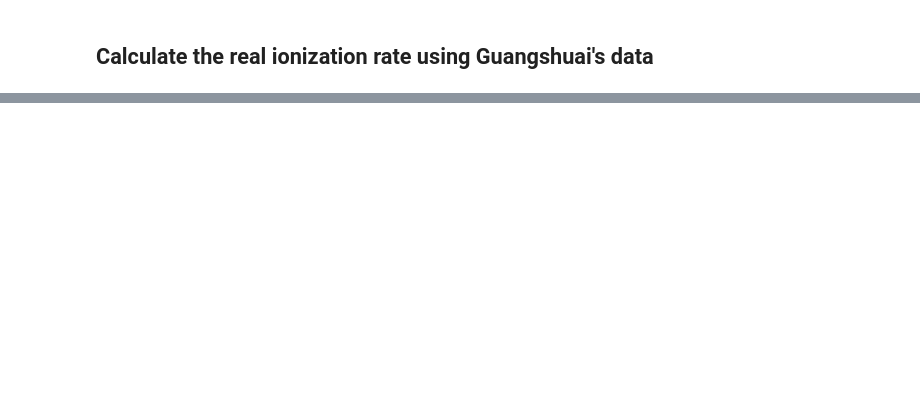
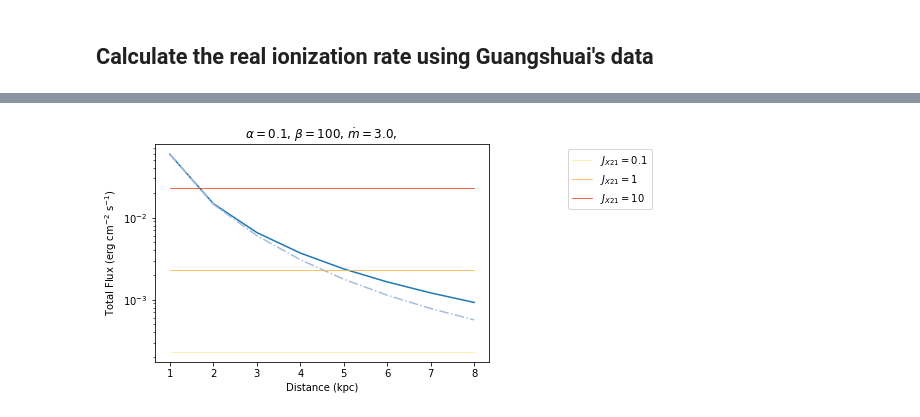
Before and after one commit to slowdivePTG/X-ray-chemistry, a Jupyter notebook: Calc_ionization_rate/Photon_Ionization.ipynb, the cells around one changed output, grey strips where cells are left out. Cells and saved outputs as stored; diff of their text form; code cells hidden in the pictures; blank space fills up the shorter version.

Commit message:
Calculate the ionization rate with real spectra

```diff
--- a/Calc_ionization_rate/Photon_Ionization.ipynb
+++ b/Calc_ionization_rate/Photon_Ionization.ipynb
@@ -316,0 +390,2 @@ main_x()
+# %%
+Dat = compare(distance, dic)
@@ -316,0 +395,18 @@ main_x()
+# %%
+for i in Dat:
+    i.intro()
+    print('distance =', i.distance_kpc, 'kpc')
+    print('\nTotal Flux:')
+    print(inte(i.nu, i.Fnu, lower = 2000*1.6021773e-12/h, upper = 10000*1.6021773e-12/h))
+    print(inte(i.nu, i.Fnu_abs, lower = 2000*1.6021773e-12/h, upper = 10000*1.6021773e-12/h))
+    print('\nIonization Rate:')
+    test(H, He, i)
+    print('****************************')
+
+print('Standard ionization rate (JX21=0.1) ')
+E = np.linspace(1.3e2, 6e8)
+print('Total Flux:')
+print(quad(lambda epsilon:J21*1e-21*np.power(epsilon/1000.0,-1.5)*4*np.pi/h_eV, 2000, 10000)[0])
+print(quad(lambda epsilon:J21*1e-21*np.power(epsilon/1000.0,-1.5)*np.exp(-Tau(epsilon, H, He))*4*np.pi/h_eV, 2000, 10000)[0])
+print('\nIonization Rate:')
+test(H, He)
@@ -316,0 +431,20 @@ main_x()
+# %%
+Dat2 = compare(np.arange(8)+1, dic)
+ip, ip_abs = np.array([]), np.array([])
+for i in Dat2:
+    ip = np.append(inte(i.nu, i.Fnu, lower = 2000*1.6021773e-12/h, upper = 10000*1.6021773e-12/h), ip)
+    ip_abs = np.append(inte(i.nu, i.Fnu_abs, lower = 2000*1.6021773e-12/h, upper = 10000*1.6021773e-12/h), ip_abs)
+plt.plot(np.arange(8)+1, ip)
+plt.plot(np.arange(8)+1, ip_abs, '-.', color = '#a6bddb')
+ip_model = quad(lambda epsilon:J21*1e-21*np.power(epsilon/1000.0,-1.5)*np.exp(-Tau(epsilon, H, He))*4*np.pi/h_eV, 2000, 10000)[0]
+plt.plot([1,8], [ip_model, ip_model], label = '$J_{X21}=0.1$', color = '#ffeda0', lw = 0.8)
+plt.plot([1,8], [ip_model*10, ip_model*10], label = '$J_{X21}=1$', color = '#feb24c', lw = 0.8)
+plt.plot([1,8], [ip_model*100, ip_model*100], label = '$J_{X21}=10$', color = '#f03b20', lw = 0.8)
+plt.yscale('log')
+plt.xlabel('Distance (kpc)')
+plt.ylabel('Total Flux (erg cm$^{-2}$ s$^{-1}$)')
+plt.legend(bbox_to_anchor=(1.5,1))
+plt.title(Dat2[0].title(distance = False, alpha = True, beta = True, mdot = True))
+plt.show()
+# %% [output]
+[figure, added]
```
Also changed, not shown: parts of 50 cells of this notebook, 9 other files.
